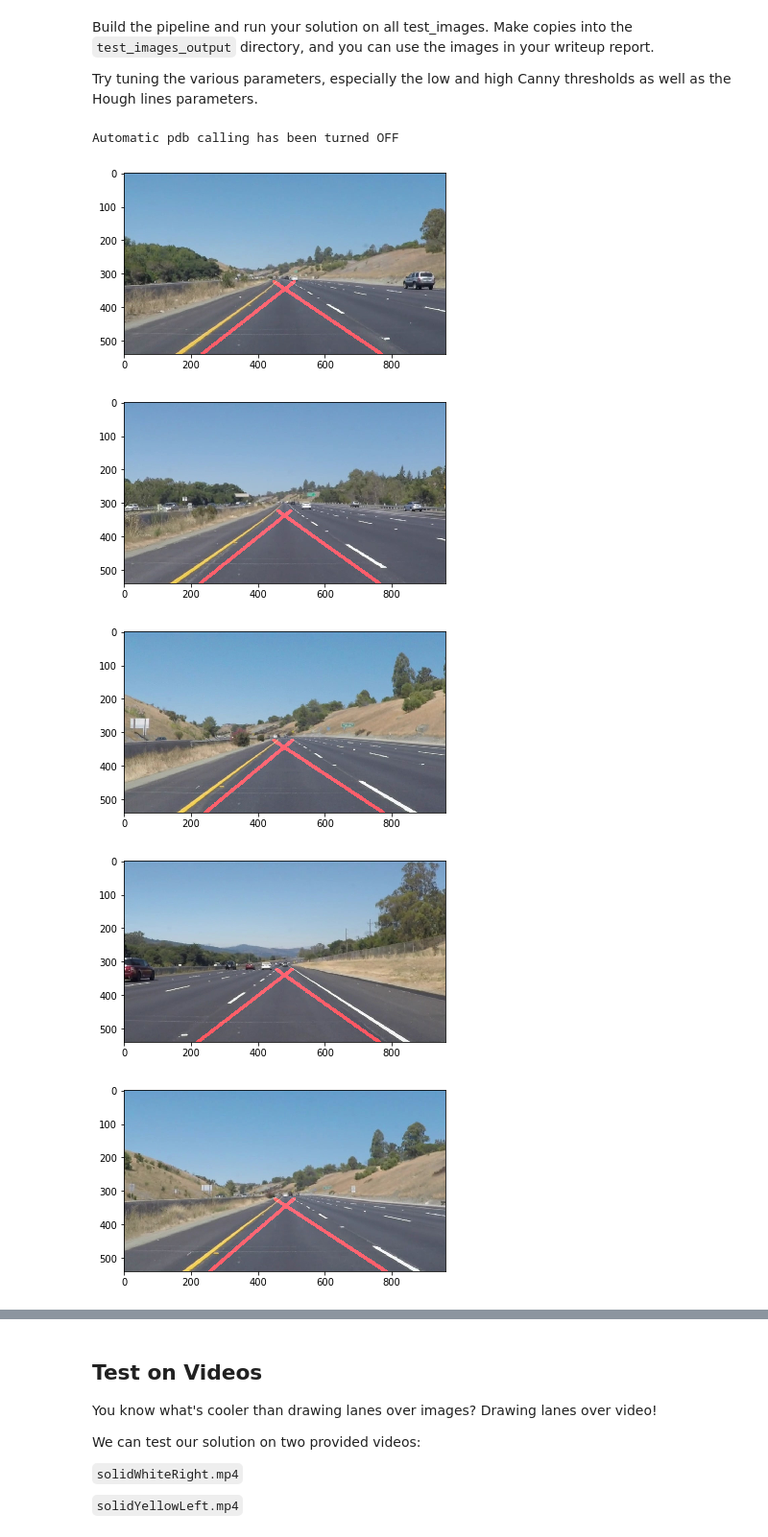
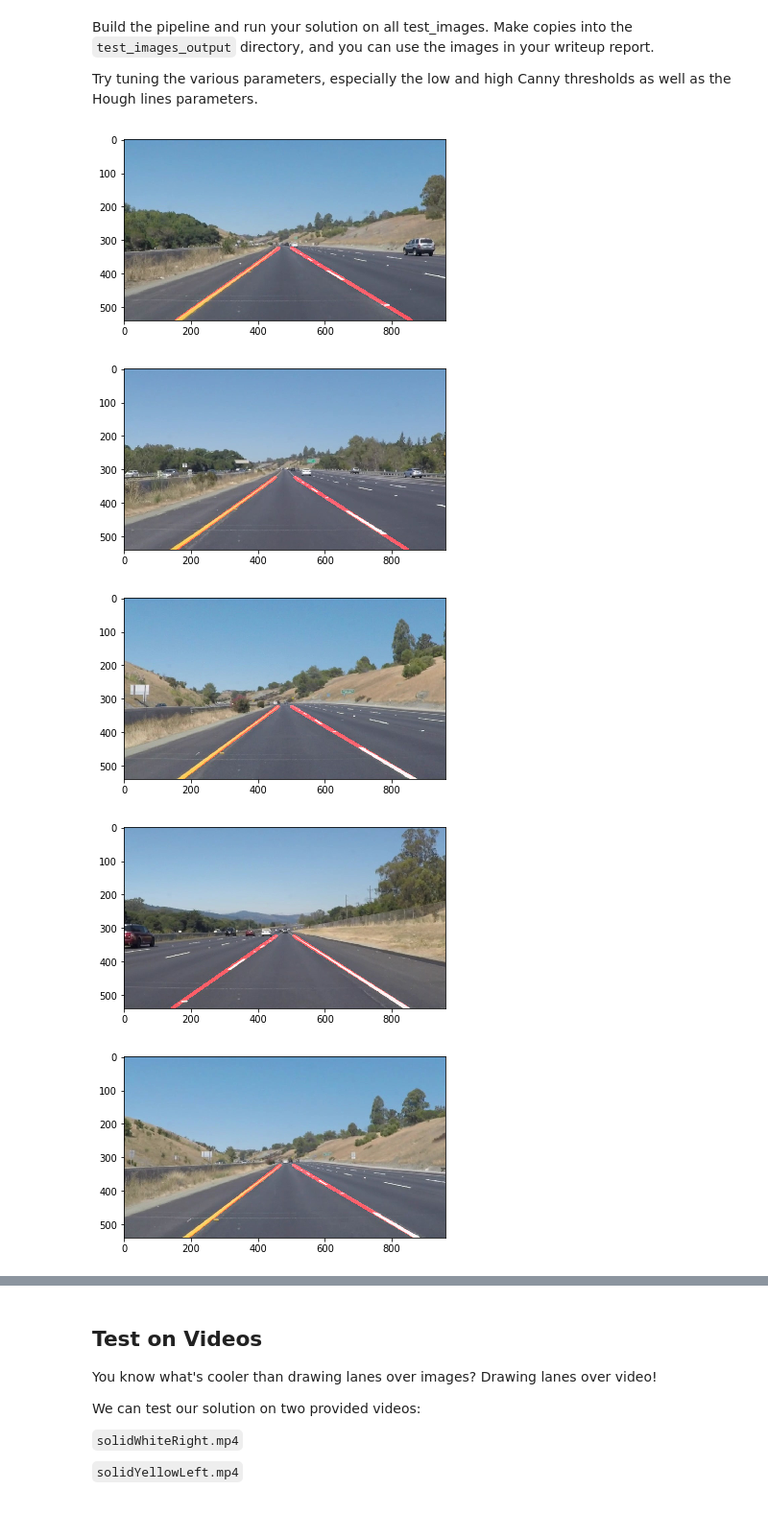
Before and after one commit to ShankHarinath/CarND-LaneLines-P1, a Jupyter notebook: P1.ipynb, the cells around one changed output, grey strips where cells are left out. Shown: that part at 96% size. Saved outputs shown, nothing was run; the diff lists cells and outputs as text; code cells hidden in the pictures.

```diff
--- a/P1.ipynb
+++ b/P1.ipynb
@@ -212,7 +206,6 @@ Build the pipeline and run your solution on all test_images. Make copies into th
 
 Try tuning the various parameters, especially the low and high Canny thresholds as well as the Hough lines parameters.
 # %%
-%pdb
 # TODO: Build your pipeline that will draw lane lines on the test_images
 # then save them to the test_images_output directory.
 def read_image(path):
@@ -256,39 +249,38 @@ def mark_lanes(original_img):
     x, y = img.shape
     left_bottom = [y * 0.1, x * 0.95]
     right_bottom = [y * 0.9, x * 0.95]
     apex_left = [y * 0.4, x * 0.6]
     apex_right = [y * 0.6, x * 0.6]
 
     vertices = np.array([[left_bottom, apex_left, apex_right, right_bottom]], dtype=np.int32)
     img = region_of_interest(img, vertices=[vertices])
 
     # Apply canny edge detection
     img = canny(img, 50, 150)
 
     # Apply hough transformation
     img = hough_lines(img, 1, np.pi/180, 20, 20, 300)
 
     # Overlap the lines with original image
     return weighted_img(img, original_img, α=1., β=0.95, λ=0.)
 
 test_img_dir = 'test_images/'
 test_img_out_dir = 'test_images_output/'
 
 for image in os.listdir(test_img_dir):
     img_path = test_img_dir + image
     original_img = read_image(img_path)
     img = mark_lanes(original_img)
-#     img = cv2.cvtColor(img, cv2.COLOR_RGB2BGR)
-#     write_image(test_img_out_dir + image, img)
+    img = cv2.cvtColor(img, cv2.COLOR_RGB2BGR)
+    write_image(test_img_out_dir + image, img)
 
     # Validate test image output
-#     img = read_image(test_img_out_dir + image)
+    img = read_image(test_img_out_dir + image)
     plt.figure()
     plt.imshow(img, cmap='Greys_r')
 # %% [output]
-Automatic pdb calling has been turned OFF
-[figure, old version]
+[figure, new version]
-[figure, old version]
+[figure, new version]
-[figure, old version]
+[figure, new version]
-[figure, old version]
+[figure, new version]
-[figure, old version]
+[figure, new version]
```
Also changed, not shown: parts of 6 cells of this notebook, 9 other files.
